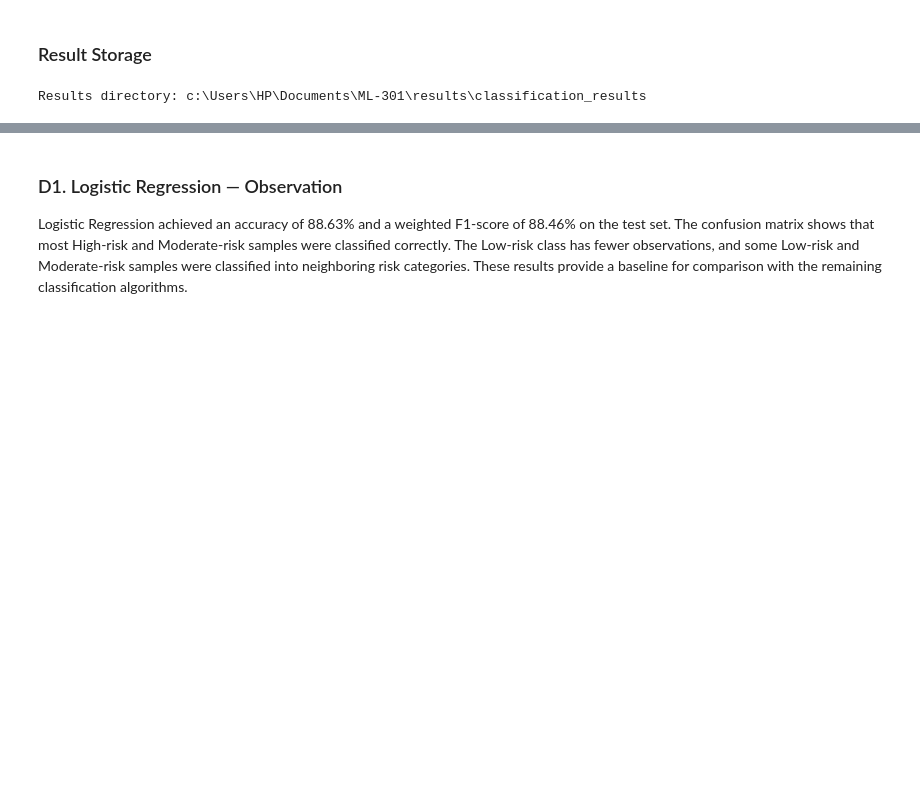
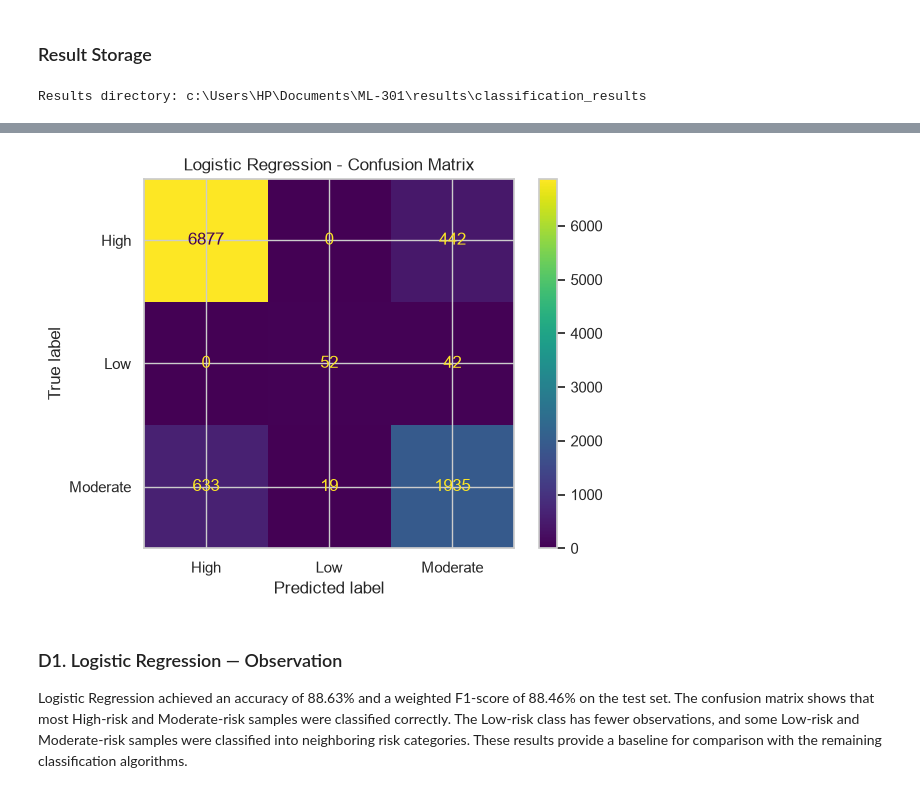
Before and after one commit to MohithKumar128/ML-301, a Jupyter notebook: notebooks/classification.ipynb, the cells around one changed output, grey strips where cells are left out. Drawn from its saved outputs; the diff is of its cells as text; code cells hidden in the pictures; blank space fills up the shorter version.

```diff
--- a/notebooks/classification.ipynb
+++ b/notebooks/classification.ipynb
@@ -802,3 +808,22 @@ File: C:\Users\HP\Documents\ML-301\results\classification_results\01_logistic_re
+# %%
+# Create confusion matrix
+cm_logistic = confusion_matrix(
+    y_test,
+    y_pred_logistic
+)
+
+# Display confusion matrix
+disp = ConfusionMatrixDisplay(
+    confusion_matrix=cm_logistic,
+    display_labels=logistic_model.classes_
+)
+
+disp.plot()
+
+plt.title("Logistic Regression - Confusion Matrix")
+plt.show()
+# %% [output]
+[figure, added]
 # %% [markdown]
 ### D1. Logistic Regression — Observation
 
```
Also changed, not shown: parts of 14 cells of this notebook, 3 other files.
